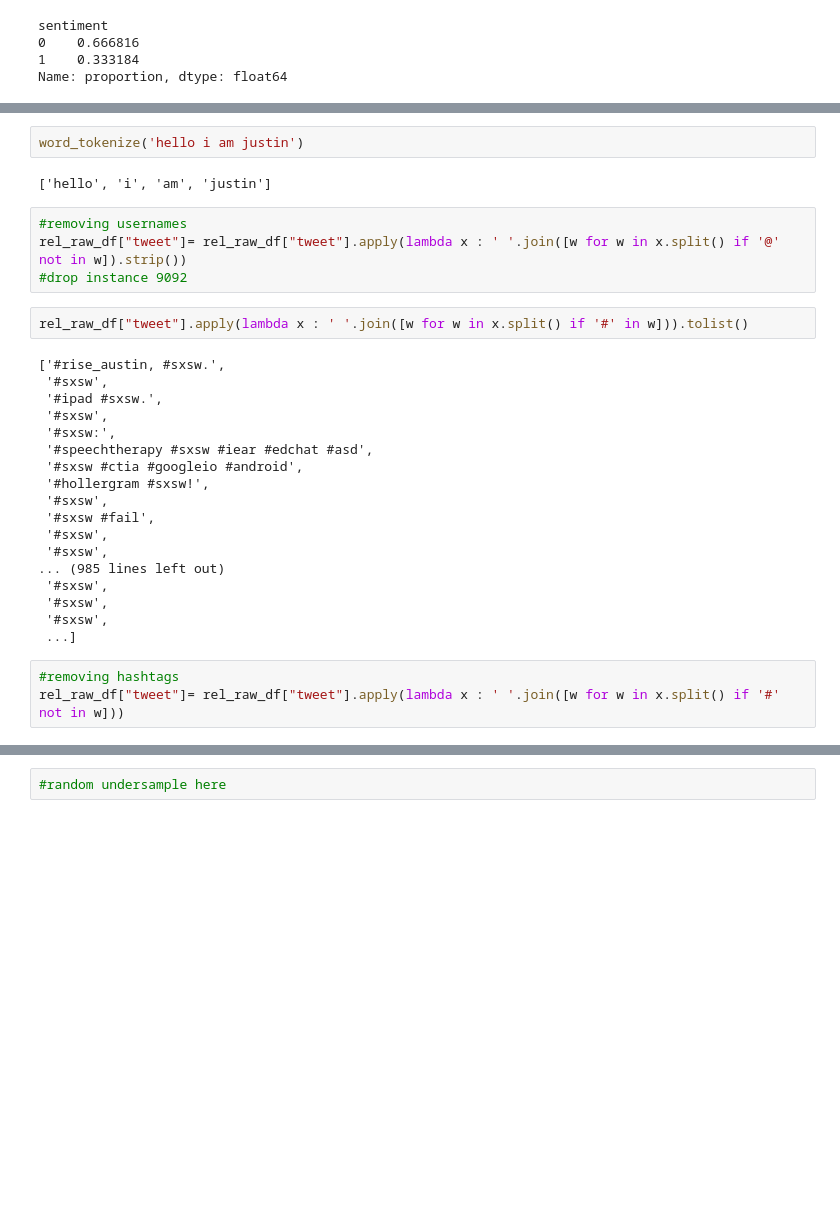
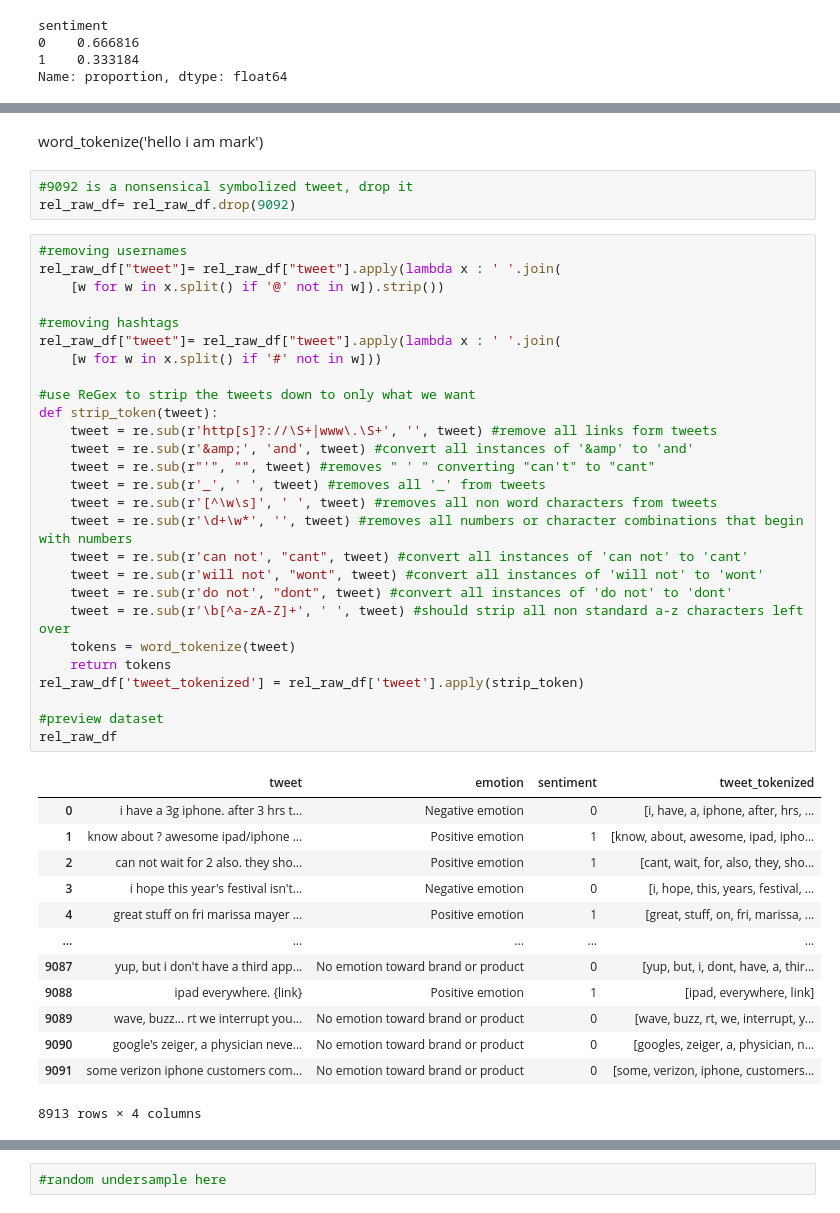
Before and after one commit to AndrewReusche/NLP_Sentiment_Analysis, a Jupyter notebook: NLP_Tweet_Analysis.ipynb, the cells around one changed output, grey strips where cells are left out. Cells and saved outputs as stored; diff of their text form; blank space fills up the shorter version.

```diff
--- a/NLP_Tweet_Analysis.ipynb
+++ b/NLP_Tweet_Analysis.ipynb
@@ -122,34 +119,49 @@ rel_raw_df[:10]
 | 8 | beautifully smart and simple idea... | Positive emotion | 1 |
 | 9 | counting down the days to #sxsw p... | Positive emotion | 1 |
 | 10 | excited to meet the @samsungmobil... | Positive emotion | 1 |
-# %%
-word_tokenize('hello i am justin')
-# %% [output]
-['hello', 'i', 'am', 'justin']
+# %% [markdown]
+word_tokenize('hello i am mark')
+# %%
+#9092 is a nonsensical symbolized tweet, drop it
+rel_raw_df= rel_raw_df.drop(9092)
 # %%
 #removing usernames
-rel_raw_df["tweet"]= rel_raw_df["tweet"].apply(lambda x : ' '.join([w for w in x.split() if '@' not in w]).strip())
-#drop instance 9092
+rel_raw_df["tweet"]= rel_raw_df["tweet"].apply(lambda x : ' '.join(
+    [w for w in x.split() if '@' not in w]).strip())
+
+#removing hashtags
+rel_raw_df["tweet"]= rel_raw_df["tweet"].apply(lambda x : ' '.join(
+    [w for w in x.split() if '#' not in w]))
+
+#use ReGex to strip the tweets down to only what we want
+def strip_token(tweet):
+    tweet = re.sub(r'http[s]?://\S+|www\.\S+', '', tweet) #remove all links form tweets
+    tweet = re.sub(r'&amp;', 'and', tweet) #convert all instances of '&amp' to 'and'
+    tweet = re.sub(r"'", "", tweet) #removes " ' " converting "can't" to "cant"
+    tweet = re.sub(r'_', ' ', tweet) #removes all '_' from tweets
+    tweet = re.sub(r'[^\w\s]', ' ', tweet) #removes all non word characters from tweets
+    tweet = re.sub(r'\d+\w*', '', tweet) #removes all numbers or character combinations that begin with numbers
+    tweet = re.sub(r'can not', "cant", tweet) #convert all instances of 'can not' to 'cant'
+    tweet = re.sub(r'will not', "wont", tweet) #convert all instances of 'will not' to 'wont'
+    tweet = re.sub(r'do not', "dont", tweet) #convert all instances of 'do not' to 'dont'
+    tweet = re.sub(r'\b[^a-zA-Z]+', ' ', tweet) #should strip all non standard a-z characters left over
+    tokens = word_tokenize(tweet)
+    return tokens
+rel_raw_df['tweet_tokenized'] = rel_raw_df['tweet'].apply(strip_token)
+
+#preview dataset
+rel_raw_df
+# %% [output]
+|  | tweet | emotion | sentiment | tweet_tokenized |
+| 0 | i have a 3g iphone. after 3 hrs t... | Negative emotion | 0 | [i, have, a, iphone, after, hrs, ... |
+| 1 | know about ? awesome ipad/iphone ... | Positive emotion | 1 | [know, about, awesome, ipad, ipho... |
+| 2 | can not wait for 2 also. they sho... | Positive emotion | 1 | [cant, wait, for, also, they, sho... |
+| 3 | i hope this year's festival isn't... | Negative emotion | 0 | [i, hope, this, years, festival, ... |
+| 4 | great stuff on fri marissa mayer ... | Positive emotion | 1 | [great, stuff, on, fri, marissa, ... |
+| ... | ... | ... | ... | ... |
+| 9087 | yup, but i don't have a third app... | No emotion toward brand or product | 0 | [yup, but, i, dont, have, a, thir... |
+| 9088 | ipad everywhere. {link} | Positive emotion | 1 | [ipad, everywhere, link] |
+| 9089 | wave, buzz... rt we interrupt you... | No emotion toward brand or product | 0 | [wave, buzz, rt, we, interrupt, y... |
+| 9090 | google's zeiger, a physician neve... | No emotion toward brand or product | 0 | [googles, zeiger, a, physician, n... |
+| 9091 | some verizon iphone customers com... | No emotion toward brand or product | 0 | [some, verizon, iphone, customers... |
+8913 rows × 4 columns
-# %%
-rel_raw_df["tweet"].apply(lambda x : ' '.join([w for w in x.split() if '#' in w])).tolist()
-# %% [output]
-['#rise_austin, #sxsw.',
- '#sxsw',
- '#ipad #sxsw.',
- '#sxsw',
- '#sxsw:',
- '#speechtherapy #sxsw #iear #edchat #asd',
- '#sxsw #ctia #googleio #android',
- '#hollergram #sxsw!',
- '#sxsw',
- '#sxsw #fail',
- '#sxsw',
- '#sxsw',
-... (985 lines left out)
- '#sxsw',
- '#sxsw',
- '#sxsw',
- ...]
-# %%
-#removing hashtags
-rel_raw_df["tweet"]= rel_raw_df["tweet"].apply(lambda x : ' '.join([w for w in x.split() if '#' not in w]))
```
Also changed, not shown: parts of 32 cells of this notebook.
